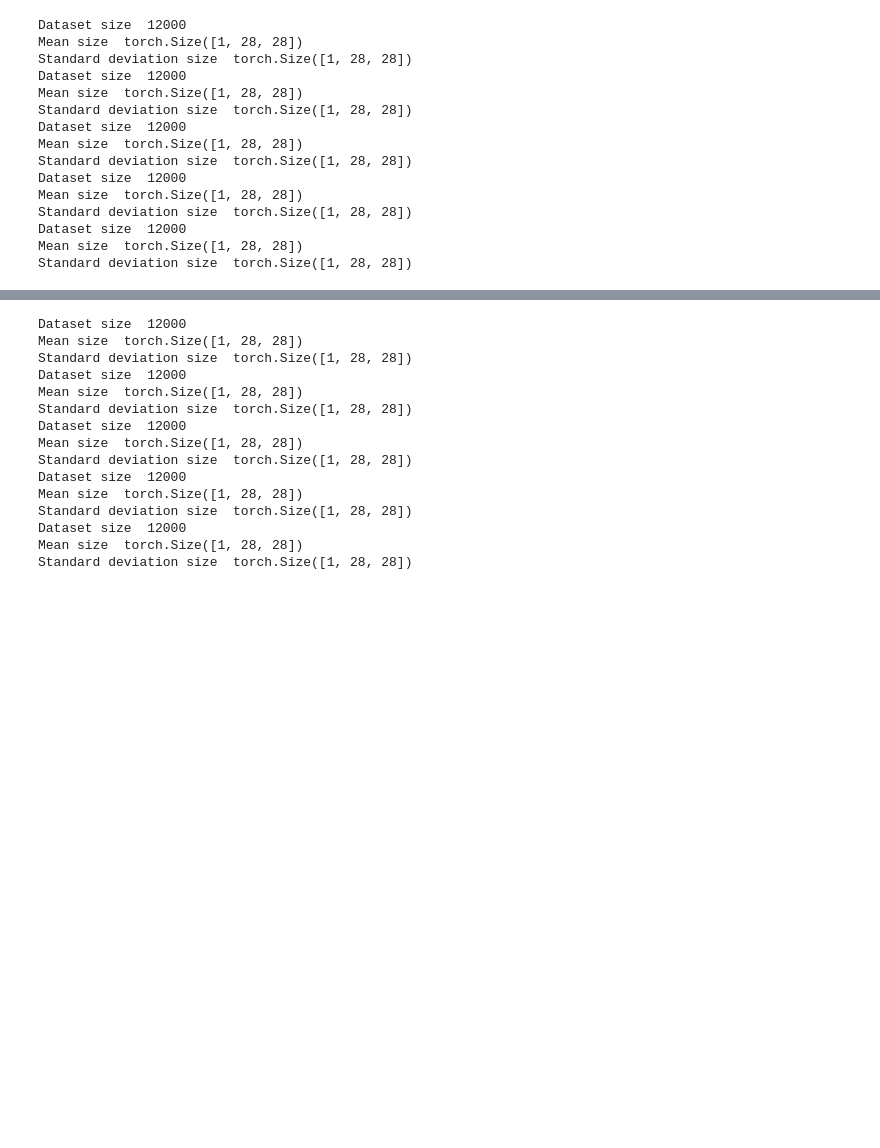
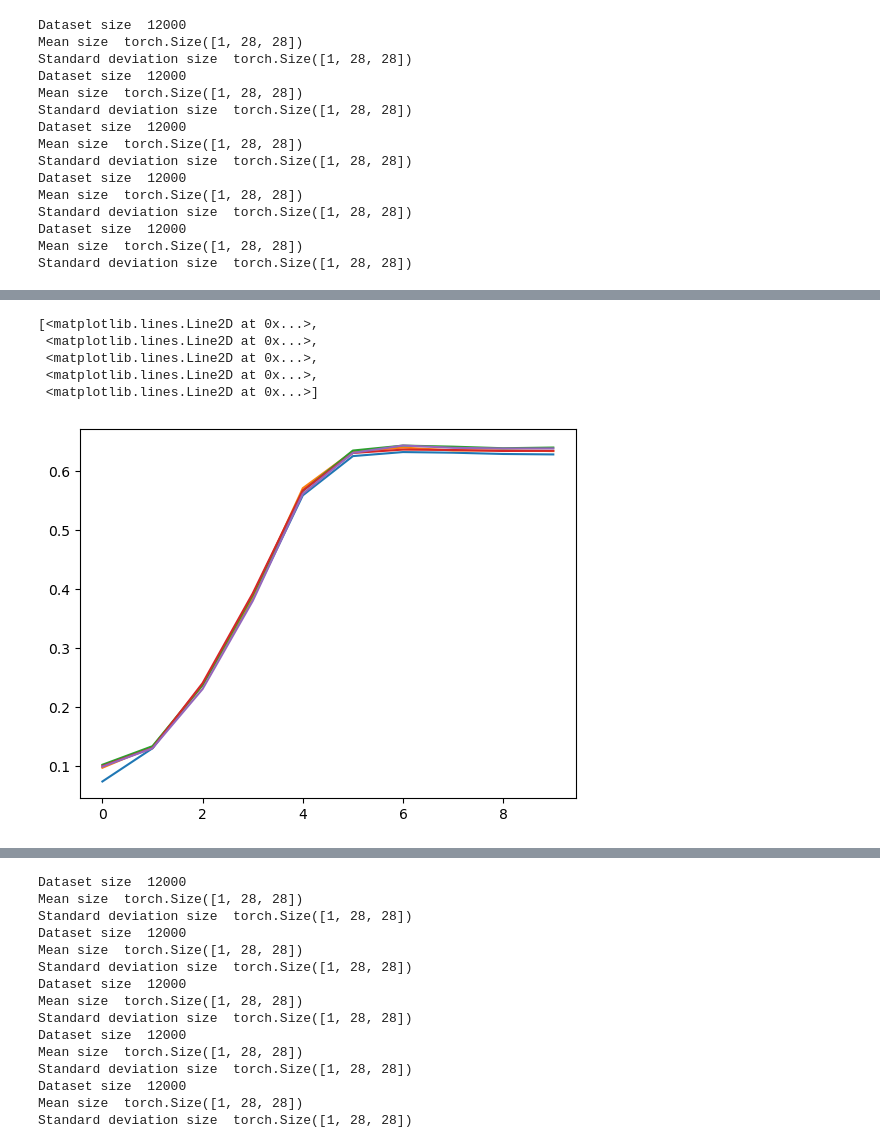
Before and after one commit to ankithbala/trustFL, a Jupyter notebook: trustfl_mnist.ipynb, the cells around one changed output, grey strips where cells are left out. Drawn from its saved outputs; the diff is of its cells as text; code cells hidden in the pictures; blank space fills up the shorter version.

```diff
--- a/trustfl_mnist.ipynb
+++ b/trustfl_mnist.ipynb
@@ -318,3 +324,12 @@ Time taken by FL with SMPC 95.26097846031189
+# %%
+plt.plot(train_accuracies)
+# %% [output]
+[<matplotlib.lines.Line2D at 0x...>,
+ <matplotlib.lines.Line2D at 0x...>,
+ <matplotlib.lines.Line2D at 0x...>,
+ <matplotlib.lines.Line2D at 0x...>,
+ <matplotlib.lines.Line2D at 0x...>]
+[figure, added]
 # %%
 import pickle
 
```
Also changed, not shown: parts of 12 cells of this notebook.
